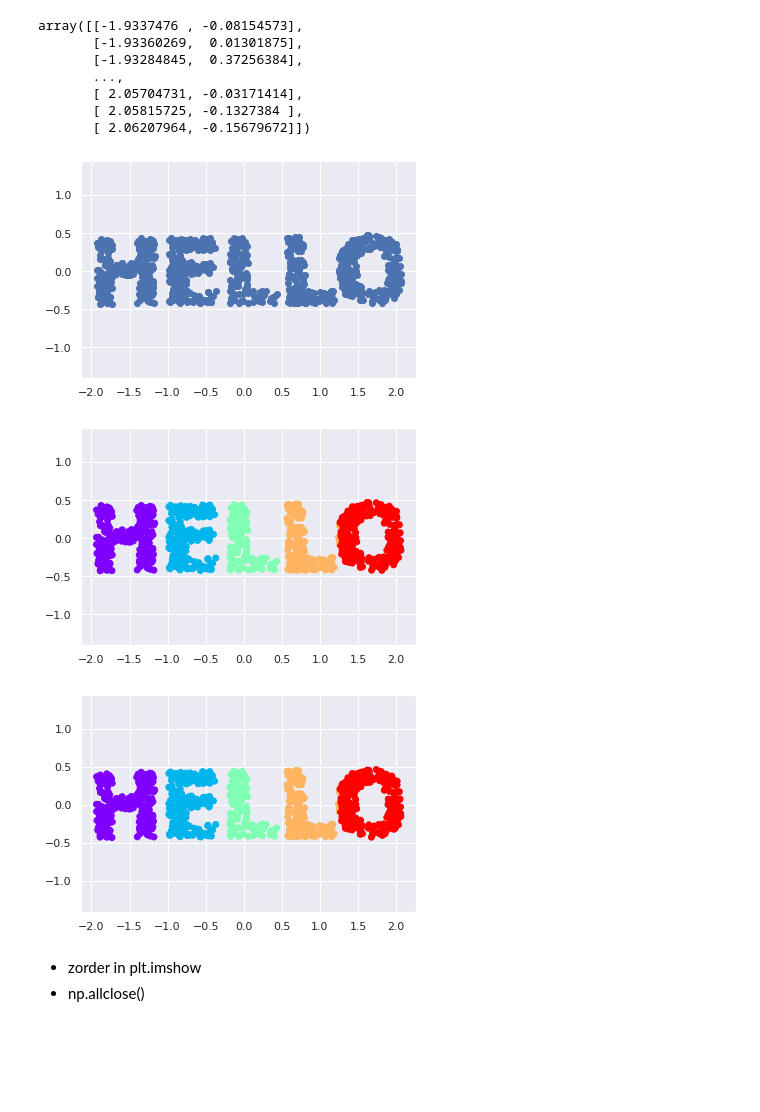
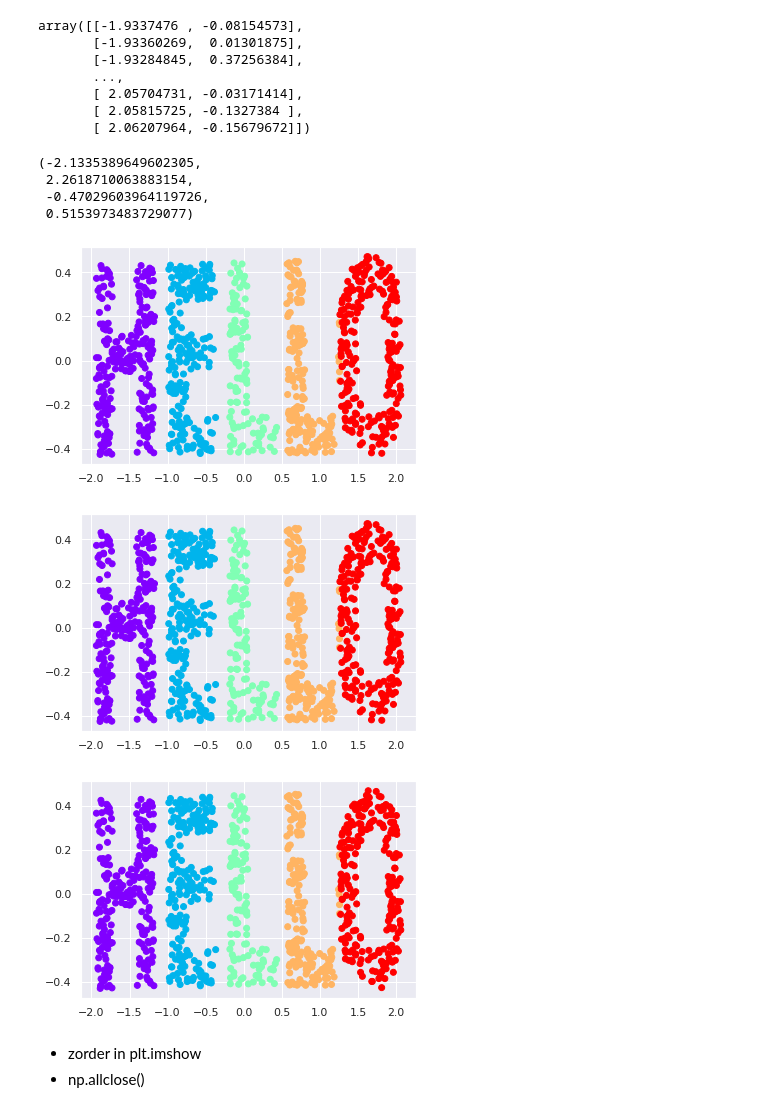
Before and after one commit to Benza1611/Multivariate, a Jupyter notebook: Chapter_4_MDS.ipynb, the cells around one changed output. Cells and saved outputs as stored; diff of their text form; code cells hidden in the pictures; blank space fills up the shorter version.

```diff
--- a/Chapter_4_MDS.ipynb
+++ b/Chapter_4_MDS.ipynb
@@ -277,7 +276,7 @@ from sklearn.decomposition import PCA
 # %%
 pca = PCA(n_components=2)
 # %%
-new_pca = pca.fit_transform(X2)
+new_pca = pca.fit_transform(X)
 # %%
 new_pca.shape
 # %% [output]
@@ -293,24 +292,28 @@ array([[-1.9337476 , -0.08154573],
        [ 2.05815725, -0.1327384 ],
        [ 2.06207964, -0.15679672]])
 # %%
-plt.scatter(new_pca[:,0],new_pca[:,1]);  # พร็อตออกมา ได้ออกมาเเบบเดิม
-plt.axis('equal');
+plt.scatter(new_pca[:,0],new_pca[:,1], **colorize);  # พร็อตออกมา ได้ออกมาเเบบเดิม
+plt.axis()
 # %% [output]
+(-2.1335389649602305,
+ 2.2618710063883154,
+ -0.47029603964119726,
+ 0.5153973483729077)
-[figure, old version]
+[figure, new version]
 # %%
 model = PCA(n_components=2 ) ## PCA จะหมุนกลับมาให้เหมือนเดิม
-out2 = model.fit_transform(X2)
-plt.scatter(out2[:, 0], out2[:, 1], **colorize)
-plt.axis('equal');
+out1 = model.fit_transform(X2)
+plt.scatter(out1[:, 0], out1[:, 1], **colorize)
+plt.axis();
 # %% [output]
-[figure, old version]
+[figure, new version]
 # %%
 model = PCA(n_components=2 ) ## PCA จะหมุนกลับมาให้เหมือนเดิม หาก dimension ไม่ได้เปลี่ยน ได้รูปเเบบเดิม
-out3 = model.fit_transform(out)
-plt.scatter(out3[:, 0], out3[:, 1], **colorize)
-plt.axis('equal');
+out2 = model.fit_transform(out)
+plt.scatter(out2[:, 0], out2[:, 1], **colorize)
+plt.axis();
 # %% [output]
-[figure, old version]
+[figure, new version]
 # %% [markdown]
 * zorder in plt.imshow
 * np.allclose()
```
Also changed, not shown: parts of 5 cells of this notebook.
